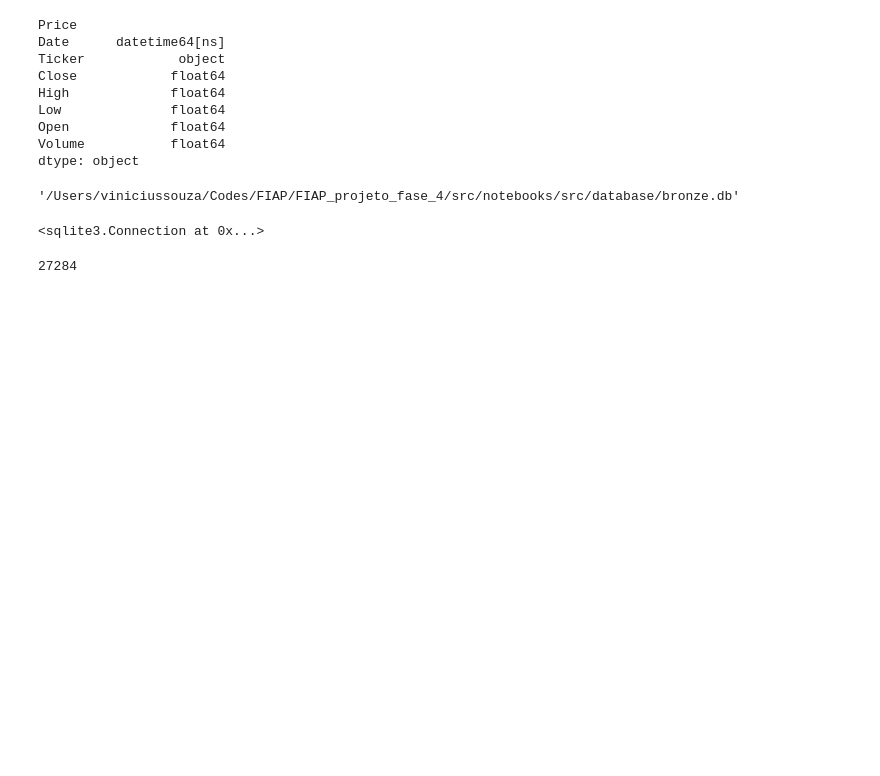
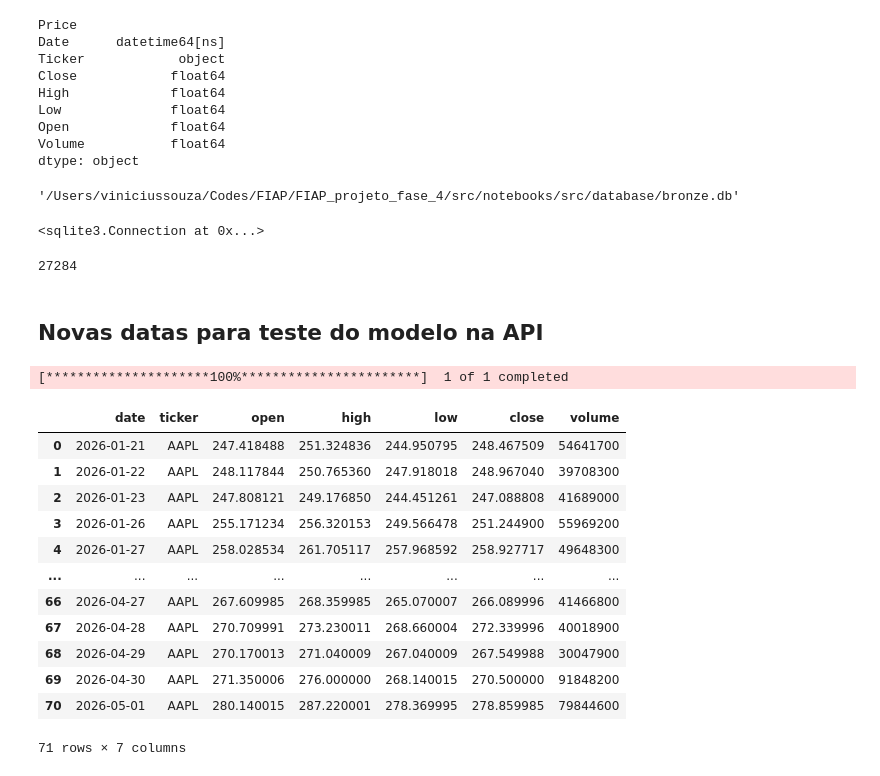
Before and after one commit to vinisouz4/FIAP_projeto_fase_4, a Jupyter notebook: src/notebooks/manipulation.ipynb, the cells around one changed output. Saved outputs shown, nothing was run; the diff lists cells and outputs as text; code cells hidden in the pictures; blank space fills up the shorter version.

```diff
--- a/src/notebooks/manipulation.ipynb
+++ b/src/notebooks/manipulation.ipynb
@@ -95,3 +95,38 @@ df_index_ajusted.to_sql("stocks_raw", conn, if_exists="replace", index=False)
 27284
 # %%
 conn.close()
+# %% [markdown]
+## Novas datas para teste do modelo na API
+# %%
+list_symbol = ['AAPL']
+
+start_date = '2026-01-21'
+end_date = '2026-05-03'
+# %%
+df = yf.download(list_symbol, start=start_date, end=end_date)
+
+df_index_ajusted = df.stack(level=1).reset_index()
+
+
+df_index_ajusted.columns = [
+    "date", "ticker", "open", "high", "low", "close", "volume"
+]
+
+df_index_ajusted.sort_values(by=["date"],inplace=True)
+
+df_index_ajusted
+# %% [output]
+[*********************100%***********************]  1 of 1 completed
+|  | date | ticker | open | high | low | close | volume |
+| 0 | 2026-01-21 | AAPL | 247.418488 | 251.324836 | 244.950795 | 248.467509 | 54641700 |
+| 1 | 2026-01-22 | AAPL | 248.117844 | 250.765360 | 247.918018 | 248.967040 | 39708300 |
+| 2 | 2026-01-23 | AAPL | 247.808121 | 249.176850 | 244.451261 | 247.088808 | 41689000 |
+| 3 | 2026-01-26 | AAPL | 255.171234 | 256.320153 | 249.566478 | 251.244900 | 55969200 |
+| 4 | 2026-01-27 | AAPL | 258.028534 | 261.705117 | 257.968592 | 258.927717 | 49648300 |
+| ... | ... | ... | ... | ... | ... | ... | ... |
+| 66 | 2026-04-27 | AAPL | 267.609985 | 268.359985 | 265.070007 | 266.089996 | 41466800 |
+| 67 | 2026-04-28 | AAPL | 270.709991 | 273.230011 | 268.660004 | 272.339996 | 40018900 |
+| 68 | 2026-04-29 | AAPL | 270.170013 | 271.040009 | 267.040009 | 267.549988 | 30047900 |
+| 69 | 2026-04-30 | AAPL | 271.350006 | 276.000000 | 268.140015 | 270.500000 | 91848200 |
+| 70 | 2026-05-01 | AAPL | 280.140015 | 287.220001 | 278.369995 | 278.859985 | 79844600 |
+71 rows × 7 columns
```
Also changed, not shown: parts of 1 cell of this notebook, 4 other files.
